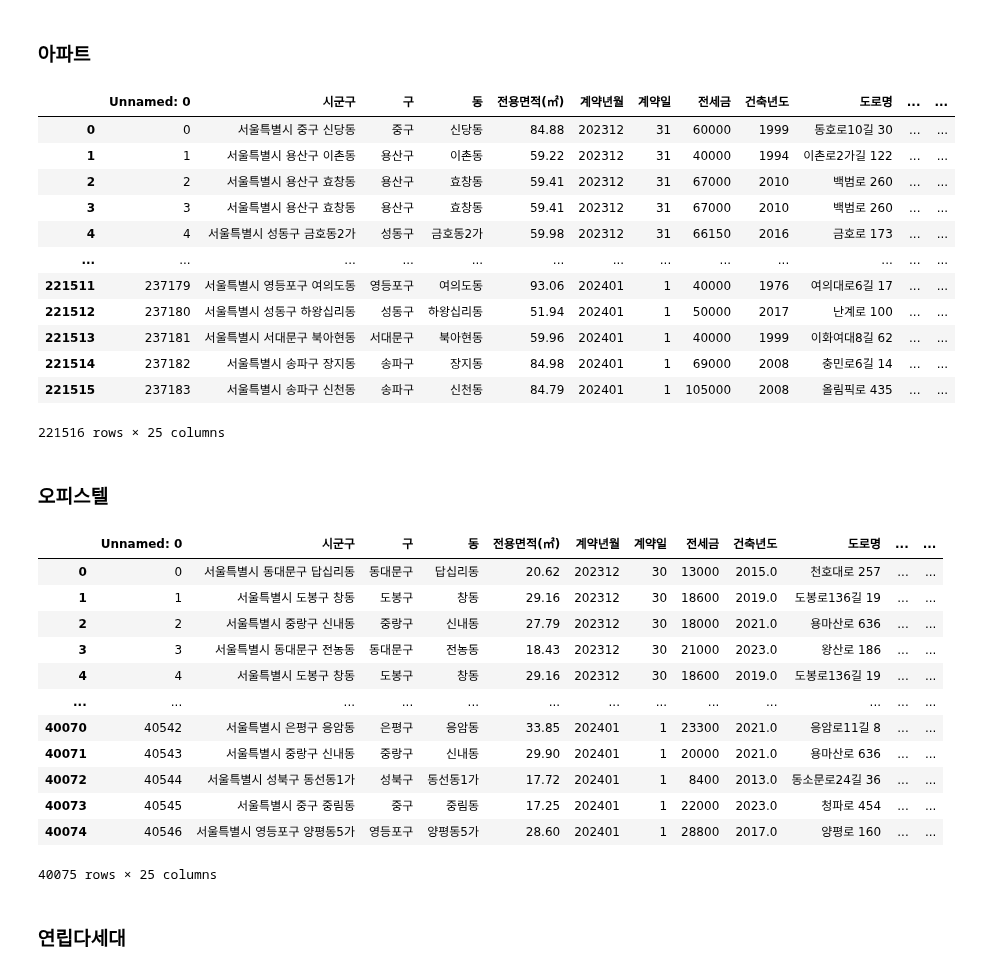
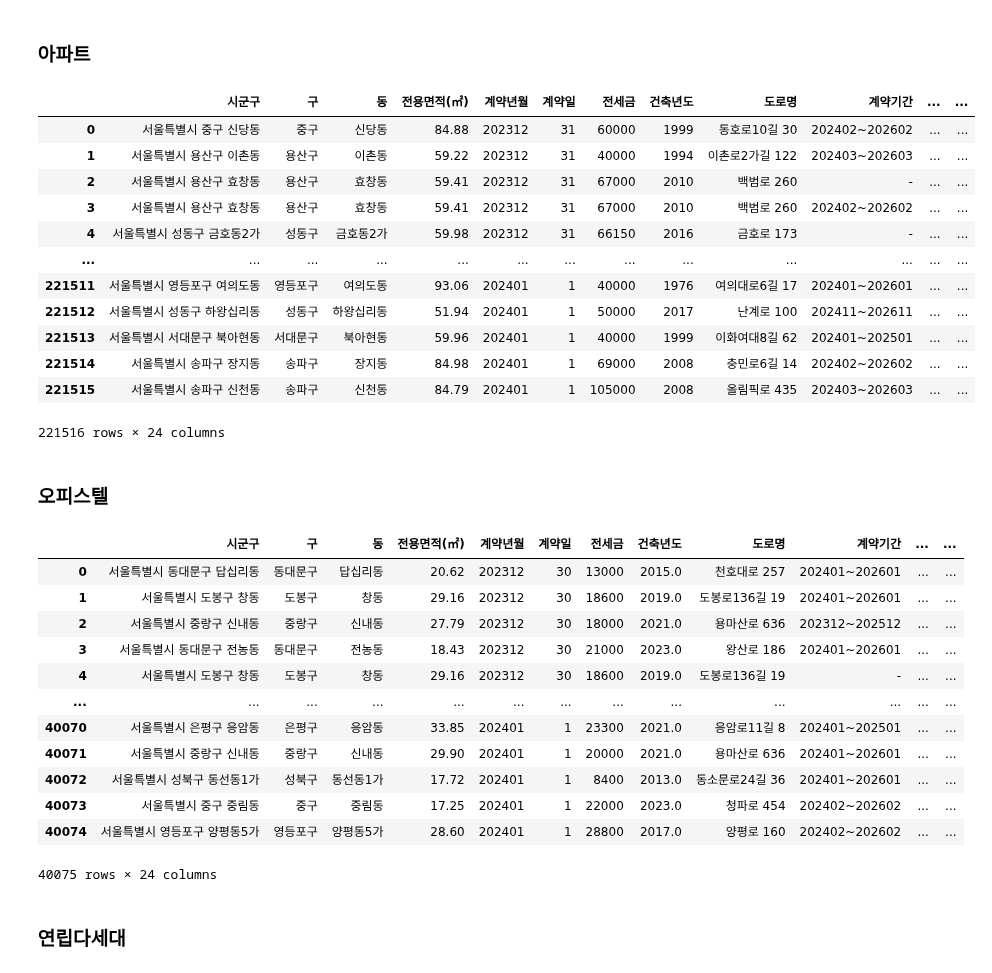
Before and after one commit to skqkrl/SDC_project, a Jupyter notebook: yena3.ipynb, the cells around one changed output. Drawn from its saved outputs; the diff is of its cells as text; code cells hidden in the pictures.

```diff
--- a/yena3.ipynb
+++ b/yena3.ipynb
@@ -27,40 +27,42 @@ multi_household
 ### 아파트
 # %%
 apt = pd.read_csv('D:/SDC_project/아파트_전세가율.csv')
+apt = apt.iloc[:, 1:]
 apt
 # %% [output]
-|  | Unnamed: 0 | 시군구 | 구 | 동 | 전용면적(㎡) | 계약년월 | 계약일 | 전세금 | 건축년도 | 도로명 | ... | ... |
-| 0 | 0 | 서울특별시 중구 신당동 | 중구 | 신당동 | 84.88 | 202312 | 31 | 60000 | 1999 | 동호로10길 30 | ... | ... |
-| 1 | 1 | 서울특별시 용산구 이촌동 | 용산구 | 이촌동 | 59.22 | 202312 | 31 | 40000 | 1994 | 이촌로2가길 122 | ... | ... |
-| 2 | 2 | 서울특별시 용산구 효창동 | 용산구 | 효창동 | 59.41 | 202312 | 31 | 67000 | 2010 | 백범로 260 | ... | ... |
-| 3 | 3 | 서울특별시 용산구 효창동 | 용산구 | 효창동 | 59.41 | 202312 | 31 | 67000 | 2010 | 백범로 260 | ... | ... |
-| 4 | 4 | 서울특별시 성동구 금호동2가 | 성동구 | 금호동2가 | 59.98 | 202312 | 31 | 66150 | 2016 | 금호로 173 | ... | ... |
+|  | 시군구 | 구 | 동 | 전용면적(㎡) | 계약년월 | 계약일 | 전세금 | 건축년도 | 도로명 | 계약기간 | ... | ... |
+| 0 | 서울특별시 중구 신당동 | 중구 | 신당동 | 84.88 | 202312 | 31 | 60000 | 1999 | 동호로10길 30 | 202402~202602 | ... | ... |
+| 1 | 서울특별시 용산구 이촌동 | 용산구 | 이촌동 | 59.22 | 202312 | 31 | 40000 | 1994 | 이촌로2가길 122 | 202403~202603 | ... | ... |
+| 2 | 서울특별시 용산구 효창동 | 용산구 | 효창동 | 59.41 | 202312 | 31 | 67000 | 2010 | 백범로 260 | - | ... | ... |
+| 3 | 서울특별시 용산구 효창동 | 용산구 | 효창동 | 59.41 | 202312 | 31 | 67000 | 2010 | 백범로 260 | 202402~202602 | ... | ... |
+| 4 | 서울특별시 성동구 금호동2가 | 성동구 | 금호동2가 | 59.98 | 202312 | 31 | 66150 | 2016 | 금호로 173 | - | ... | ... |
 | ... | ... | ... | ... | ... | ... | ... | ... | ... | ... | ... | ... | ... |
-| 221511 | 237179 | 서울특별시 영등포구 여의도동 | 영등포구 | 여의도동 | 93.06 | 202401 | 1 | 40000 | 1976 | 여의대로6길 17 | ... | ... |
-| 221512 | 237180 | 서울특별시 성동구 하왕십리동 | 성동구 | 하왕십리동 | 51.94 | 202401 | 1 | 50000 | 2017 | 난계로 100 | ... | ... |
-| 221513 | 237181 | 서울특별시 서대문구 북아현동 | 서대문구 | 북아현동 | 59.96 | 202401 | 1 | 40000 | 1999 | 이화여대8길 62 | ... | ... |
-| 221514 | 237182 | 서울특별시 송파구 장지동 | 송파구 | 장지동 | 84.98 | 202401 | 1 | 69000 | 2008 | 충민로6길 14 | ... | ... |
-| 221515 | 237183 | 서울특별시 송파구 신천동 | 송파구 | 신천동 | 84.79 | 202401 | 1 | 105000 | 2008 | 올림픽로 435 | ... | ... |
+| 221511 | 서울특별시 영등포구 여의도동 | 영등포구 | 여의도동 | 93.06 | 202401 | 1 | 40000 | 1976 | 여의대로6길 17 | 202401~202601 | ... | ... |
+| 221512 | 서울특별시 성동구 하왕십리동 | 성동구 | 하왕십리동 | 51.94 | 202401 | 1 | 50000 | 2017 | 난계로 100 | 202411~202611 | ... | ... |
+| 221513 | 서울특별시 서대문구 북아현동 | 서대문구 | 북아현동 | 59.96 | 202401 | 1 | 40000 | 1999 | 이화여대8길 62 | 202401~202501 | ... | ... |
+| 221514 | 서울특별시 송파구 장지동 | 송파구 | 장지동 | 84.98 | 202401 | 1 | 69000 | 2008 | 충민로6길 14 | 202402~202602 | ... | ... |
+| 221515 | 서울특별시 송파구 신천동 | 송파구 | 신천동 | 84.79 | 202401 | 1 | 105000 | 2008 | 올림픽로 435 | 202403~202603 | ... | ... |
-221516 rows × 25 columns
+221516 rows × 24 columns
 # %% [markdown]
 ### 오피스텔
 # %%
 officetel = pd.read_csv('D:/SDC_project/오피스텔_전세가율.csv')
+officetel = officetel.iloc[:, 1:]
 officetel
 # %% [output]
-|  | Unnamed: 0 | 시군구 | 구 | 동 | 전용면적(㎡) | 계약년월 | 계약일 | 전세금 | 건축년도 | 도로명 | ... | ... |
-| 0 | 0 | 서울특별시 동대문구 답십리동 | 동대문구 | 답십리동 | 20.62 | 202312 | 30 | 13000 | 2015.0 | 천호대로 257 | ... | ... |
-| 1 | 1 | 서울특별시 도봉구 창동 | 도봉구 | 창동 | 29.16 | 202312 | 30 | 18600 | 2019.0 | 도봉로136길 19 | ... | ... |
-| 2 | 2 | 서울특별시 중랑구 신내동 | 중랑구 | 신내동 | 27.79 | 202312 | 30 | 18000 | 2021.0 | 용마산로 636 | ... | ... |
-| 3 | 3 | 서울특별시 동대문구 전농동 | 동대문구 | 전농동 | 18.43 | 202312 | 30 | 21000 | 2023.0 | 왕산로 186 | ... | ... |
-| 4 | 4 | 서울특별시 도봉구 창동 | 도봉구 | 창동 | 29.16 | 202312 | 30 | 18600 | 2019.0 | 도봉로136길 19 | ... | ... |
+|  | 시군구 | 구 | 동 | 전용면적(㎡) | 계약년월 | 계약일 | 전세금 | 건축년도 | 도로명 | 계약기간 | ... | ... |
+| 0 | 서울특별시 동대문구 답십리동 | 동대문구 | 답십리동 | 20.62 | 202312 | 30 | 13000 | 2015.0 | 천호대로 257 | 202401~202601 | ... | ... |
+| 1 | 서울특별시 도봉구 창동 | 도봉구 | 창동 | 29.16 | 202312 | 30 | 18600 | 2019.0 | 도봉로136길 19 | 202401~202601 | ... | ... |
+| 2 | 서울특별시 중랑구 신내동 | 중랑구 | 신내동 | 27.79 | 202312 | 30 | 18000 | 2021.0 | 용마산로 636 | 202312~202512 | ... | ... |
+| 3 | 서울특별시 동대문구 전농동 | 동대문구 | 전농동 | 18.43 | 202312 | 30 | 21000 | 2023.0 | 왕산로 186 | 202401~202601 | ... | ... |
+| 4 | 서울특별시 도봉구 창동 | 도봉구 | 창동 | 29.16 | 202312 | 30 | 18600 | 2019.0 | 도봉로136길 19 | - | ... | ... |
 | ... | ... | ... | ... | ... | ... | ... | ... | ... | ... | ... | ... | ... |
-| 40070 | 40542 | 서울특별시 은평구 응암동 | 은평구 | 응암동 | 33.85 | 202401 | 1 | 23300 | 2021.0 | 응암로11길 8 | ... | ... |
-| 40071 | 40543 | 서울특별시 중랑구 신내동 | 중랑구 | 신내동 | 29.90 | 202401 | 1 | 20000 | 2021.0 | 용마산로 636 | ... | ... |
-| 40072 | 40544 | 서울특별시 성북구 동선동1가 | 성북구 | 동선동1가 | 17.72 | 202401 | 1 | 8400 | 2013.0 | 동소문로24길 36 | ... | ... |
-| 40073 | 40545 | 서울특별시 중구 중림동 | 중구 | 중림동 | 17.25 | 202401 | 1 | 22000 | 2023.0 | 청파로 454 | ... | ... |
-| 40074 | 40546 | 서울특별시 영등포구 양평동5가 | 영등포구 | 양평동5가 | 28.60 | 202401 | 1 | 28800 | 2017.0 | 양평로 160 | ... | ... |
+| 40070 | 서울특별시 은평구 응암동 | 은평구 | 응암동 | 33.85 | 202401 | 1 | 23300 | 2021.0 | 응암로11길 8 | 202401~202501 | ... | ... |
+| 40071 | 서울특별시 중랑구 신내동 | 중랑구 | 신내동 | 29.90 | 202401 | 1 | 20000 | 2021.0 | 용마산로 636 | 202401~202601 | ... | ... |
+| 40072 | 서울특별시 성북구 동선동1가 | 성북구 | 동선동1가 | 17.72 | 202401 | 1 | 8400 | 2013.0 | 동소문로24길 36 | 202401~202601 | ... | ... |
+| 40073 | 서울특별시 중구 중림동 | 중구 | 중림동 | 17.25 | 202401 | 1 | 22000 | 2023.0 | 청파로 454 | 202402~202602 | ... | ... |
+| 40074 | 서울특별시 영등포구 양평동5가 | 영등포구 | 양평동5가 | 28.60 | 202401 | 1 | 28800 | 2017.0 | 양평로 160 | 202402~202602 | ... | ... |
-40075 rows × 25 columns
+40075 rows × 24 columns
 # %% [markdown]
 ### 연립다세대
 # %%
```
Also changed, not shown: parts of 17 cells of this notebook.
